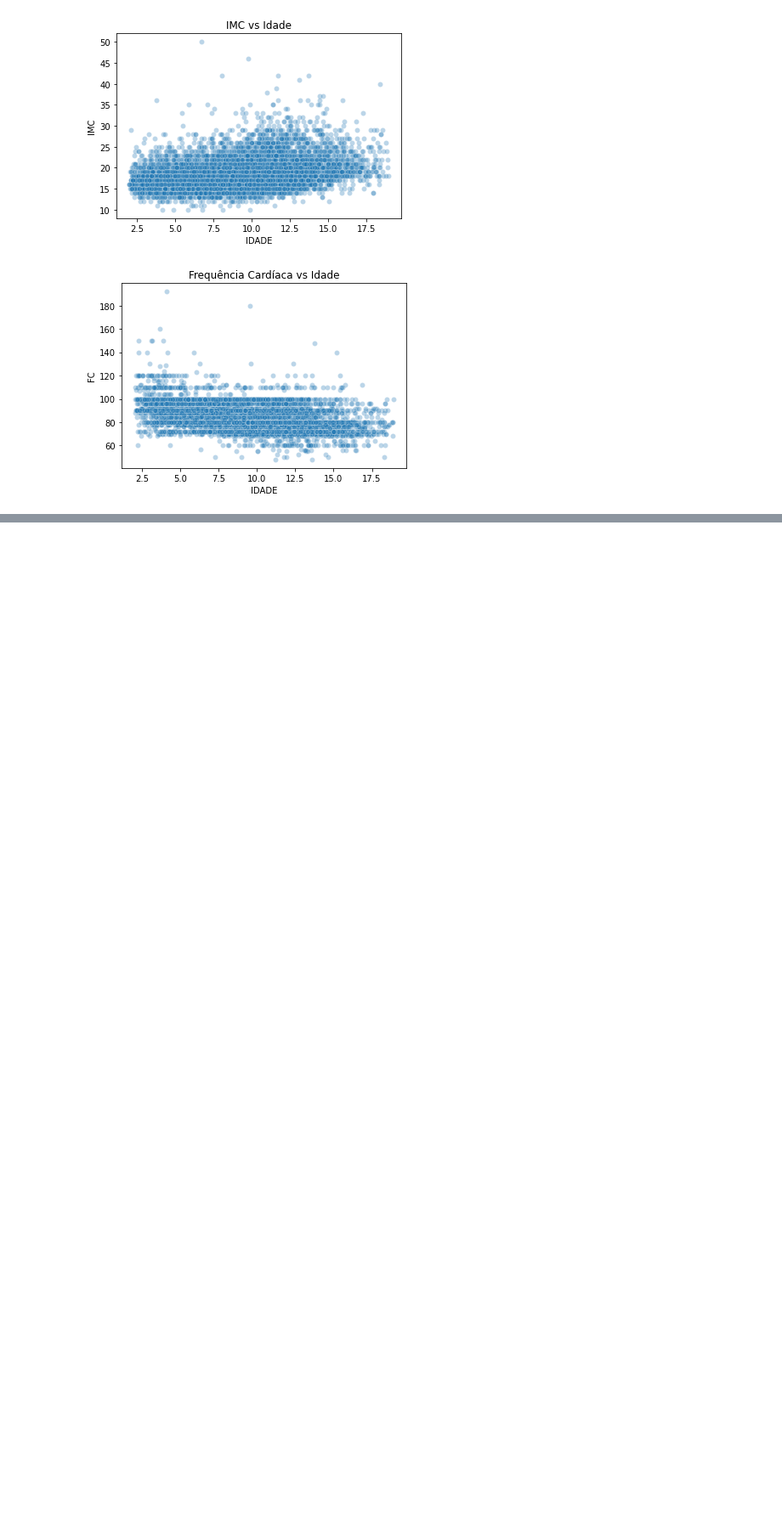
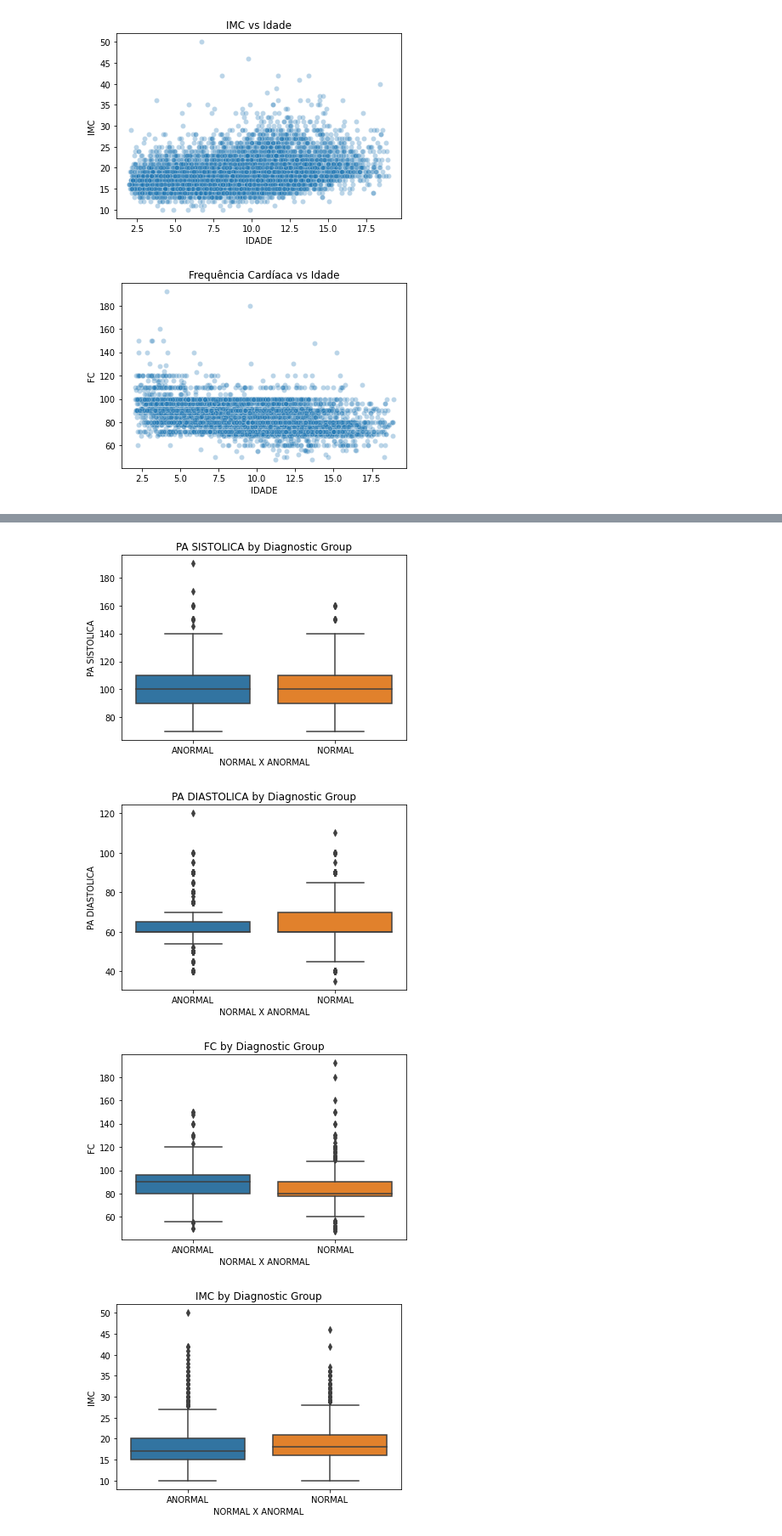
Before and after one commit to Proenca13/Project_FDS, a Jupyter notebook: PredictingCardiacDiseasesChildren.ipynb, the cells around one changed output, grey strips where cells are left out. Shown at 85% size. Saved outputs shown, nothing was run; the diff lists cells and outputs as text; code cells hidden in the pictures; blank space fills up the shorter version.

```diff
--- a/PredictingCardiacDiseasesChildren.ipynb
+++ b/PredictingCardiacDiseasesChildren.ipynb
@@ -1100,0 +1116,13 @@ plt.show()
+# %%
+vars_to_plot = ['PA SISTOLICA', 'PA DIASTOLICA', 'FC', 'IMC']
+
+for col in vars_to_plot:
+    plt.figure(figsize=(6, 4))
+    sns.boxplot(data=df, x='NORMAL X ANORMAL', y=col)
+    plt.title(f"{col} by Diagnostic Group")
+    plt.show()
+# %% [output]
+[figure, added]
+[figure, added]
+[figure, added]
+[figure, added]
```
Also changed, not shown: parts of 8 cells of this notebook, 1 other file.
